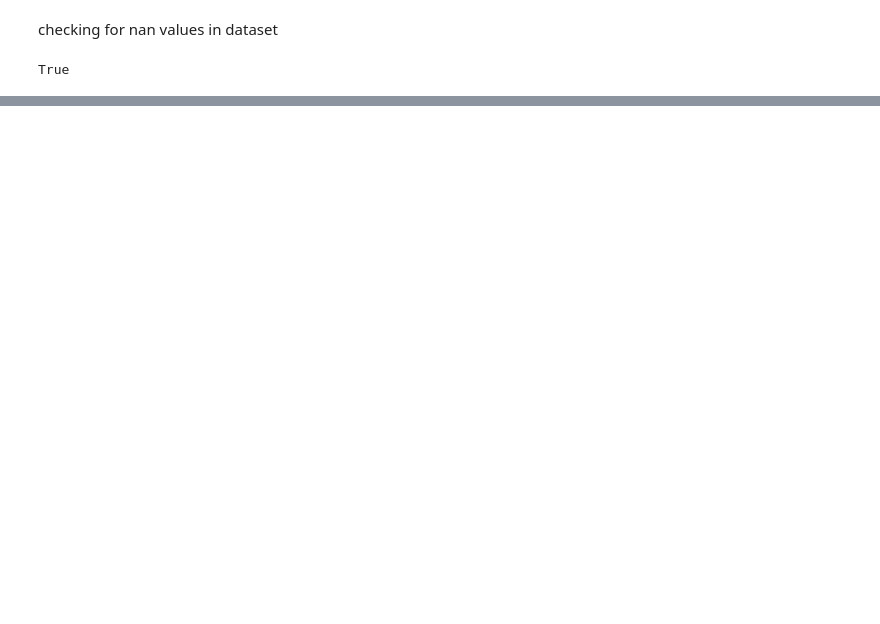
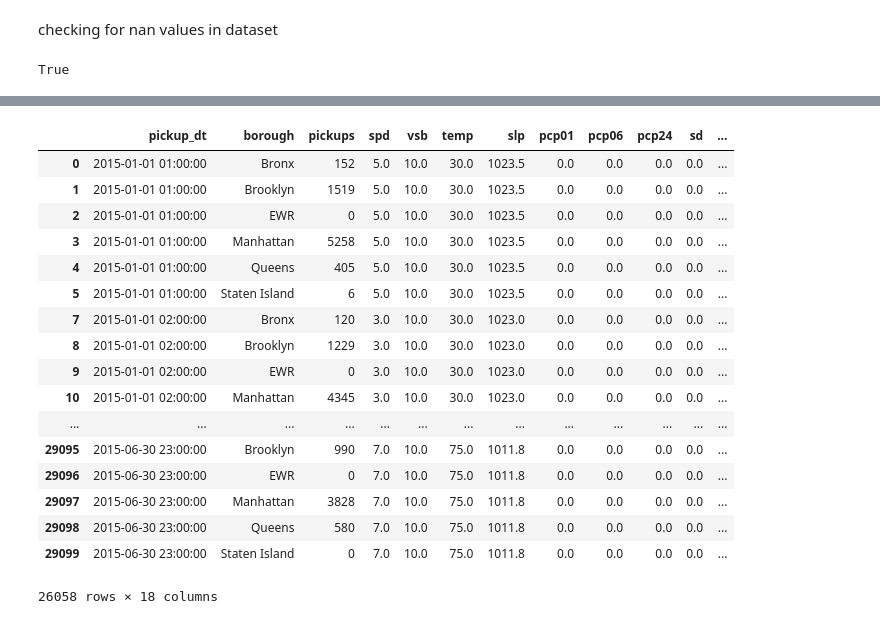
Before and after one commit to l1onh3art88/ml-lab2, a Jupyter notebook: lab3/lab3.ipynb, the cells around one changed output, grey strips where cells are left out. Cells and saved outputs as stored; diff of their text form; code cells hidden in the pictures; blank space fills up the shorter version.

```diff
--- a/lab3/lab3.ipynb
+++ b/lab3/lab3.ipynb
@@ -179,0 +194,24 @@ data['hday'] = data['hday'].apply(lambda x: 0 if x=='N' else 1)
+# %%
+oneHotCols = pd.get_dummies(data['borough'])
+data = data.join(oneHotCols)
+# %%
+data
+# %% [output]
+|  | pickup_dt | borough | pickups | spd | vsb | temp | slp | pcp01 | pcp06 | pcp24 | sd | ... |
+| 0 | 2015-01-01 01:00:00 | Bronx | 152 | 5.0 | 10.0 | 30.0 | 1023.5 | 0.0 | 0.0 | 0.0 | 0.0 | ... |
+| 1 | 2015-01-01 01:00:00 | Brooklyn | 1519 | 5.0 | 10.0 | 30.0 | 1023.5 | 0.0 | 0.0 | 0.0 | 0.0 | ... |
+| 2 | 2015-01-01 01:00:00 | EWR | 0 | 5.0 | 10.0 | 30.0 | 1023.5 | 0.0 | 0.0 | 0.0 | 0.0 | ... |
+| 3 | 2015-01-01 01:00:00 | Manhattan | 5258 | 5.0 | 10.0 | 30.0 | 1023.5 | 0.0 | 0.0 | 0.0 | 0.0 | ... |
+| 4 | 2015-01-01 01:00:00 | Queens | 405 | 5.0 | 10.0 | 30.0 | 1023.5 | 0.0 | 0.0 | 0.0 | 0.0 | ... |
+| 5 | 2015-01-01 01:00:00 | Staten Island | 6 | 5.0 | 10.0 | 30.0 | 1023.5 | 0.0 | 0.0 | 0.0 | 0.0 | ... |
+| 7 | 2015-01-01 02:00:00 | Bronx | 120 | 3.0 | 10.0 | 30.0 | 1023.0 | 0.0 | 0.0 | 0.0 | 0.0 | ... |
+| 8 | 2015-01-01 02:00:00 | Brooklyn | 1229 | 3.0 | 10.0 | 30.0 | 1023.0 | 0.0 | 0.0 | 0.0 | 0.0 | ... |
+| 9 | 2015-01-01 02:00:00 | EWR | 0 | 3.0 | 10.0 | 30.0 | 1023.0 | 0.0 | 0.0 | 0.0 | 0.0 | ... |
+| 10 | 2015-01-01 02:00:00 | Manhattan | 4345 | 3.0 | 10.0 | 30.0 | 1023.0 | 0.0 | 0.0 | 0.0 | 0.0 | ... |
+| ... | ... | ... | ... | ... | ... | ... | ... | ... | ... | ... | ... | ... |
+| 29095 | 2015-06-30 23:00:00 | Brooklyn | 990 | 7.0 | 10.0 | 75.0 | 1011.8 | 0.0 | 0.0 | 0.0 | 0.0 | ... |
+| 29096 | 2015-06-30 23:00:00 | EWR | 0 | 7.0 | 10.0 | 75.0 | 1011.8 | 0.0 | 0.0 | 0.0 | 0.0 | ... |
+| 29097 | 2015-06-30 23:00:00 | Manhattan | 3828 | 7.0 | 10.0 | 75.0 | 1011.8 | 0.0 | 0.0 | 0.0 | 0.0 | ... |
+| 29098 | 2015-06-30 23:00:00 | Queens | 580 | 7.0 | 10.0 | 75.0 | 1011.8 | 0.0 | 0.0 | 0.0 | 0.0 | ... |
+| 29099 | 2015-06-30 23:00:00 | Staten Island | 0 | 7.0 | 10.0 | 75.0 | 1011.8 | 0.0 | 0.0 | 0.0 | 0.0 | ... |
+26058 rows × 18 columns
```
Also changed, not shown: parts of 9 cells of this notebook.
